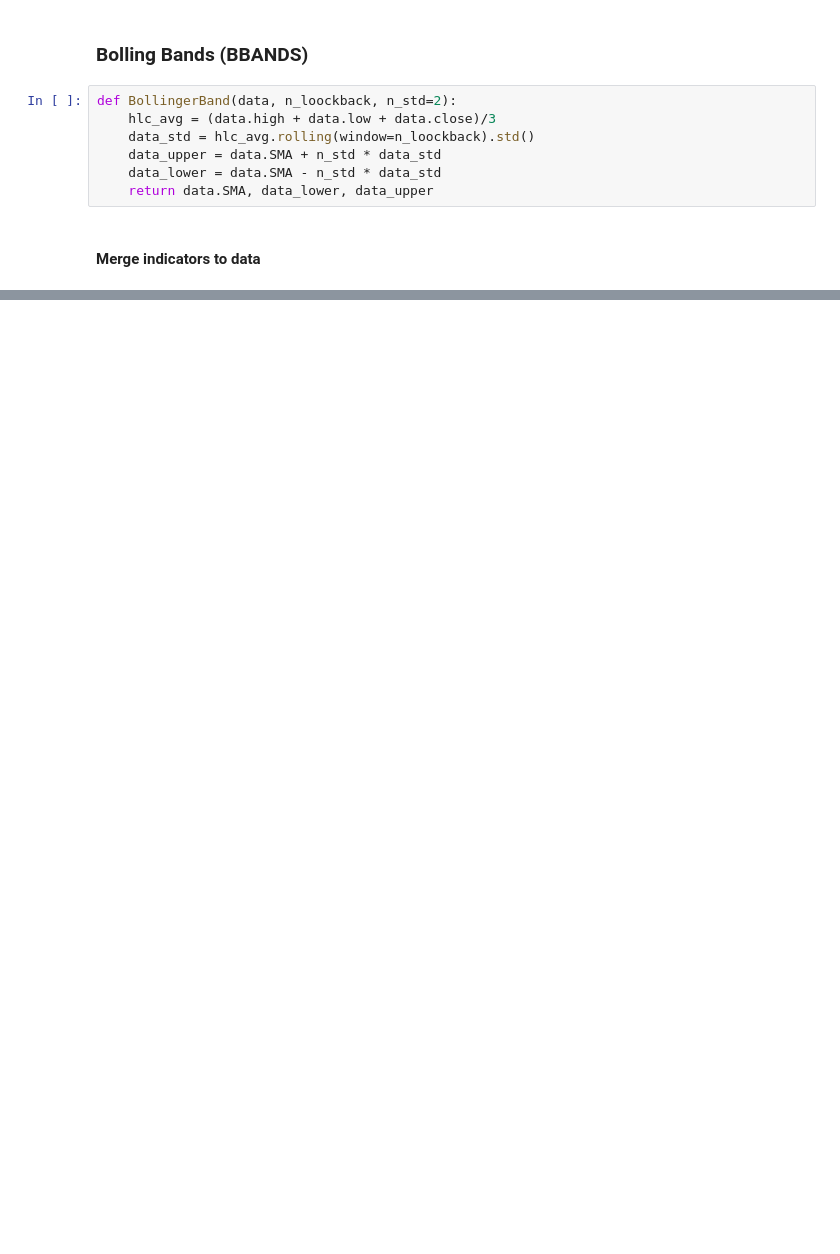
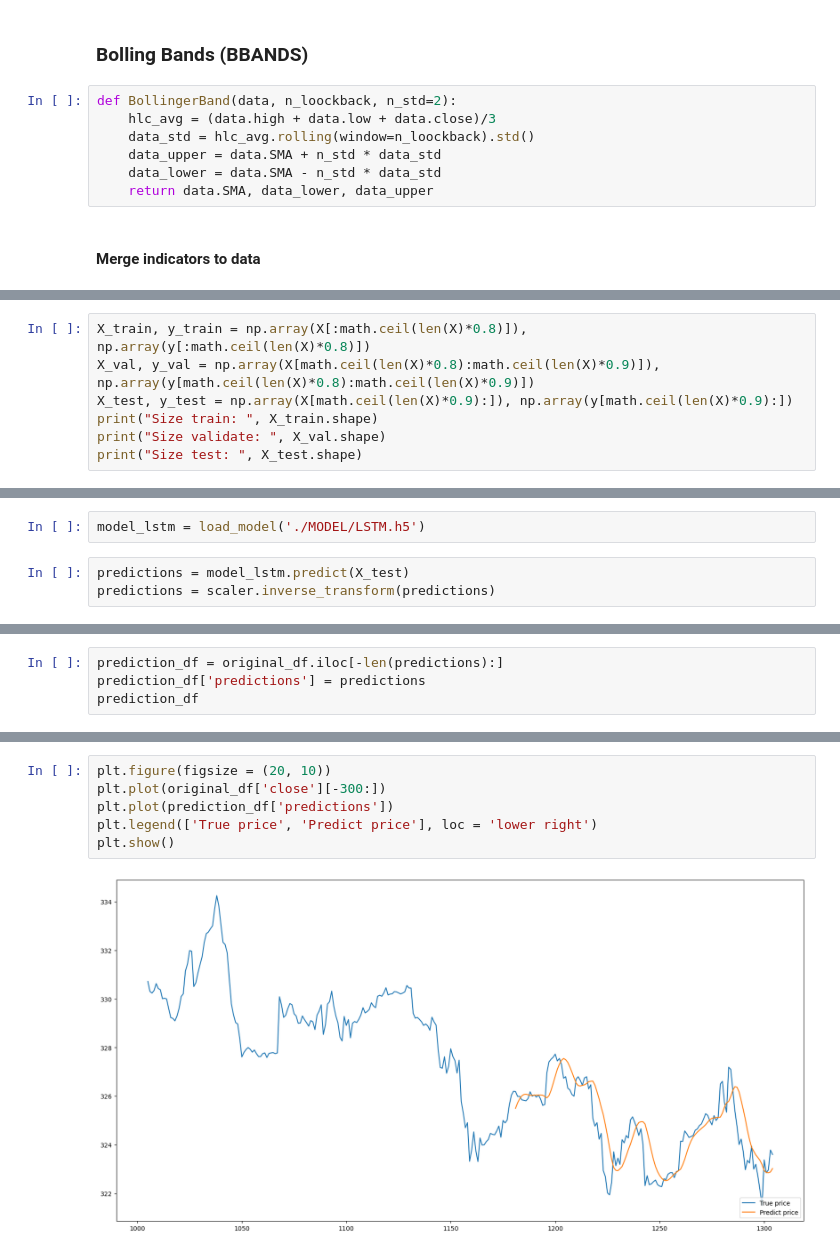
Before and after one commit to leminhduc106/Stock_Price_Prediction, a Jupyter notebook: stock_price_prediction.ipynb, the cells around one changed output, grey strips where cells are left out. Drawn from its saved outputs; the diff is of its cells as text; blank space fills up the shorter version.

Commit message:
Feat: add LSTM trained model

```diff
--- a/stock_price_prediction.ipynb
+++ b/stock_price_prediction.ipynb
@@ -152,0 +205,7 @@ original_df
+# %%
+X_train, y_train = np.array(X[:math.ceil(len(X)*0.8)]), np.array(y[:math.ceil(len(X)*0.8)])
+X_val, y_val = np.array(X[math.ceil(len(X)*0.8):math.ceil(len(X)*0.9)]), np.array(y[math.ceil(len(X)*0.8):math.ceil(len(X)*0.9)])
+X_test, y_test = np.array(X[math.ceil(len(X)*0.9):]), np.array(y[math.ceil(len(X)*0.9):])
+print("Size train: ", X_train.shape)
+print("Size validate: ", X_val.shape)
+print("Size test: ", X_test.shape)
@@ -152,0 +247,5 @@ original_df
+# %%
+model_lstm = load_model('./MODEL/LSTM.h5')
+# %%
+predictions = model_lstm.predict(X_test)
+predictions = scaler.inverse_transform(predictions)
@@ -152,0 +254,4 @@ original_df
+# %%
+prediction_df = original_df.iloc[-len(predictions):]
+prediction_df['predictions'] = predictions
+prediction_df
@@ -152,0 +277,8 @@ original_df
+# %%
+plt.figure(figsize = (20, 10))
+plt.plot(original_df['close'][-300:])
+plt.plot(prediction_df['predictions'])
+plt.legend(['True price', 'Predict price'], loc = 'lower right')
+plt.show()
+# %% [output]
+[figure, added]
```
Also changed, not shown: parts of 20 cells of this notebook, 3 other files.
